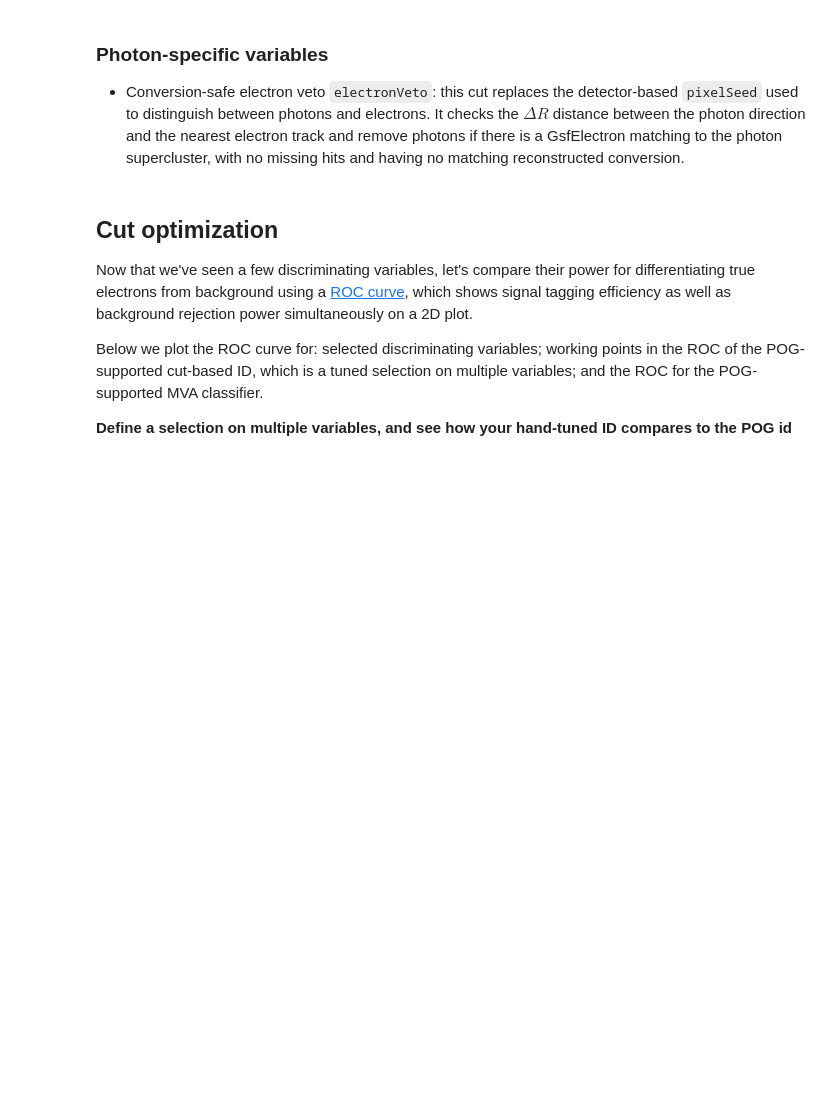
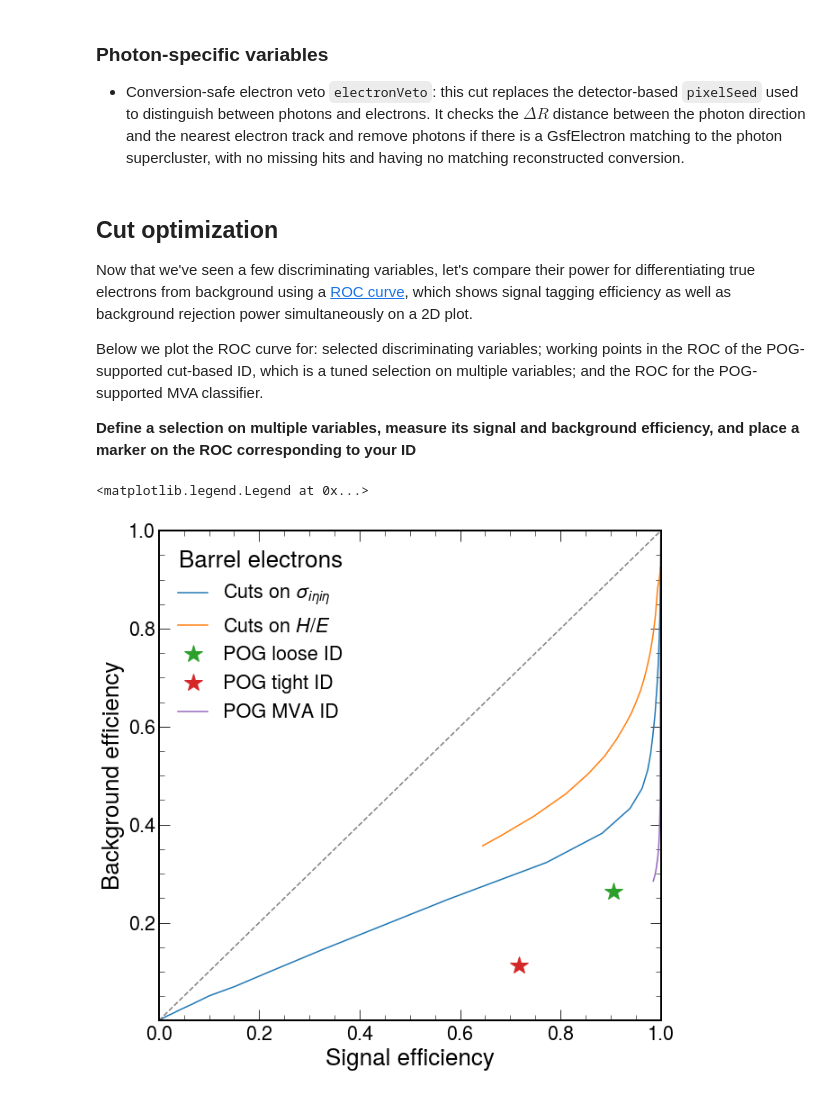
Before and after one commit to FNALLPC/egamma-hats, a Jupyter notebook: exercise.ipynb, the cells around one changed output. Drawn from its saved outputs; the diff is of its cells as text; code cells hidden in the pictures; blank space fills up the shorter version.

```diff
--- a/exercise.ipynb
+++ b/exercise.ipynb
@@ -347,4 +397,4 @@ Now that we've seen a few discriminating variables, let's compare their power fo
 
 Below we plot the ROC curve for: selected discriminating variables; working points in the ROC of the POG-supported cut-based ID, which is a tuned selection on multiple variables; and the ROC for the POG-supported MVA classifier.
 
-**Define a selection on multiple variables, and see how your hand-tuned ID compares to the POG id**
+**Define a selection on multiple variables, measure its signal and background efficiency, and place a marker on the ROC corresponding to your ID**
@@ -353,3 +452,36 @@ Below we plot the ROC curve for: selected discriminating variables; working poin
+# %%
+sig_pass = cut(prompt_electrons).cutBased >= dyevents.Electron.LOOSE
+bkg_pass = cut(unmatched).cutBased >= dyevents.Electron.LOOSE
+wp_cutbased_loose = (
+    sum(sig_pass) / len(sig_pass),
+    sum(bkg_pass) / len(bkg_pass),
+)
+
+sig_pass = cut(prompt_electrons).cutBased >= dyevents.Electron.TIGHT
+bkg_pass = cut(unmatched).cutBased >= dyevents.Electron.TIGHT
+wp_cutbased_tight = (
+    sum(sig_pass) / len(sig_pass),
+    sum(bkg_pass) / len(bkg_pass),
+)
+# %%
+fig, ax = plt.subplots()
+ax.plot(*roc_sieie, label=r"Cuts on $\sigma_{i\eta i\eta}$")
+ax.plot(*roc_hoe, label=r"Cuts on $H/E$")
+ax.plot(*wp_cutbased_loose, label=r"POG loose ID", marker='*', markersize=20, linestyle='none')
+ax.plot(*wp_cutbased_tight, label=r"POG tight ID", marker='*', markersize=20, linestyle='none')
+ax.plot(*roc_mva, label=r"POG MVA ID")
+
+diag = np.linspace(0, 1, 100)
+ax.plot(diag, diag, color='grey', linestyle='--')
+ax.set_xlabel("Signal efficiency")
+ax.set_ylabel("Background efficiency")
+ax.set_xlim(0, 1)
+ax.set_ylim(1e-3, 1)
+# ax.set_yscale('log')
+ax.legend(title=r'Barrel electrons')
+# %% [output]
+<matplotlib.legend.Legend at 0x...>
+[figure, added]
 # %% [markdown]
 ## Tag and probe
 
```
Also changed, not shown: parts of 31 cells of this notebook.
